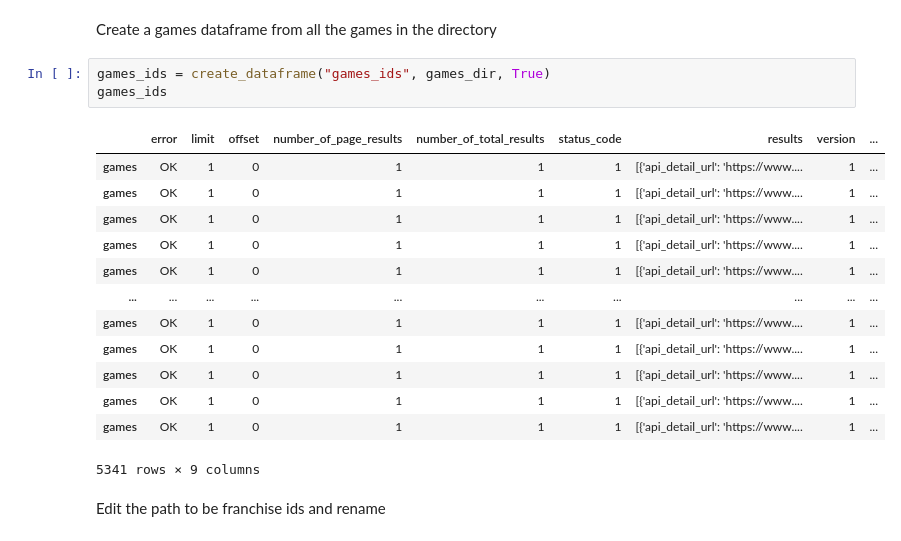
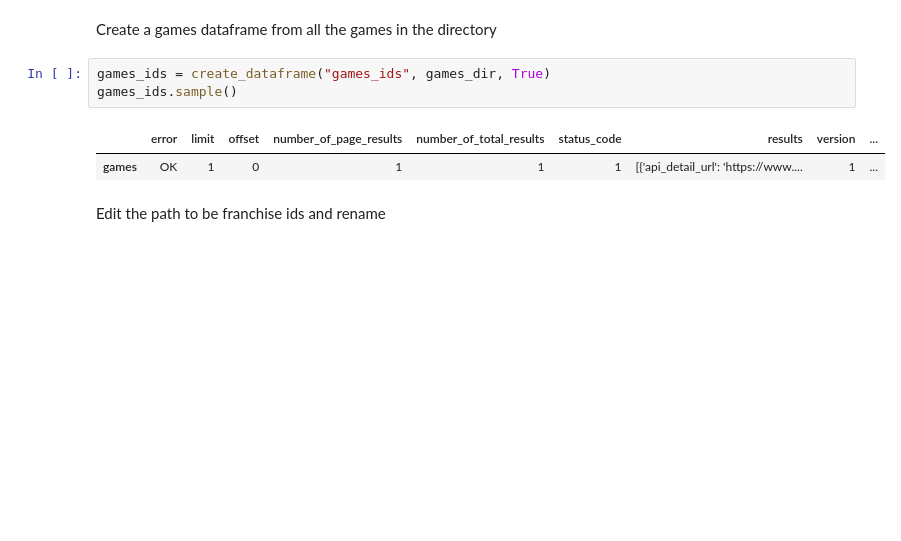
Before and after one commit to adambrennan150/Franchises, a Jupyter notebook: GiantBomb.ipynb, the cells around one changed output. Saved outputs shown, nothing was run; the diff lists cells and outputs as text; blank space fills up the shorter version.

```diff
--- a/GiantBomb.ipynb
+++ b/GiantBomb.ipynb
@@ -131,21 +124,10 @@ for id in franchise_id_list:
 Create a games dataframe from all the games in the directory
 # %%
 games_ids = create_dataframe("games_ids", games_dir, True)
-games_ids
+games_ids.sample()
 # %% [output]
 |  | error | limit | offset | number_of_page_results | number_of_total_results | status_code | results | version | ... |
 | games | OK | 1 | 0 | 1 | 1 | 1 | [{'api_detail_url': 'https://www.... | 1 | ... |
-| games | OK | 1 | 0 | 1 | 1 | 1 | [{'api_detail_url': 'https://www.... | 1 | ... |
-| games | OK | 1 | 0 | 1 | 1 | 1 | [{'api_detail_url': 'https://www.... | 1 | ... |
-| games | OK | 1 | 0 | 1 | 1 | 1 | [{'api_detail_url': 'https://www.... | 1 | ... |
-| games | OK | 1 | 0 | 1 | 1 | 1 | [{'api_detail_url': 'https://www.... | 1 | ... |
-| ... | ... | ... | ... | ... | ... | ... | ... | ... | ... |
-| games | OK | 1 | 0 | 1 | 1 | 1 | [{'api_detail_url': 'https://www.... | 1 | ... |
-| games | OK | 1 | 0 | 1 | 1 | 1 | [{'api_detail_url': 'https://www.... | 1 | ... |
-| games | OK | 1 | 0 | 1 | 1 | 1 | [{'api_detail_url': 'https://www.... | 1 | ... |
-| games | OK | 1 | 0 | 1 | 1 | 1 | [{'api_detail_url': 'https://www.... | 1 | ... |
-| games | OK | 1 | 0 | 1 | 1 | 1 | [{'api_detail_url': 'https://www.... | 1 | ... |
-5341 rows × 9 columns
 # %% [markdown]
 Edit the path to be franchise ids and rename
 # %%
```
Also changed, not shown: parts of 50 cells of this notebook, 2 other files.
